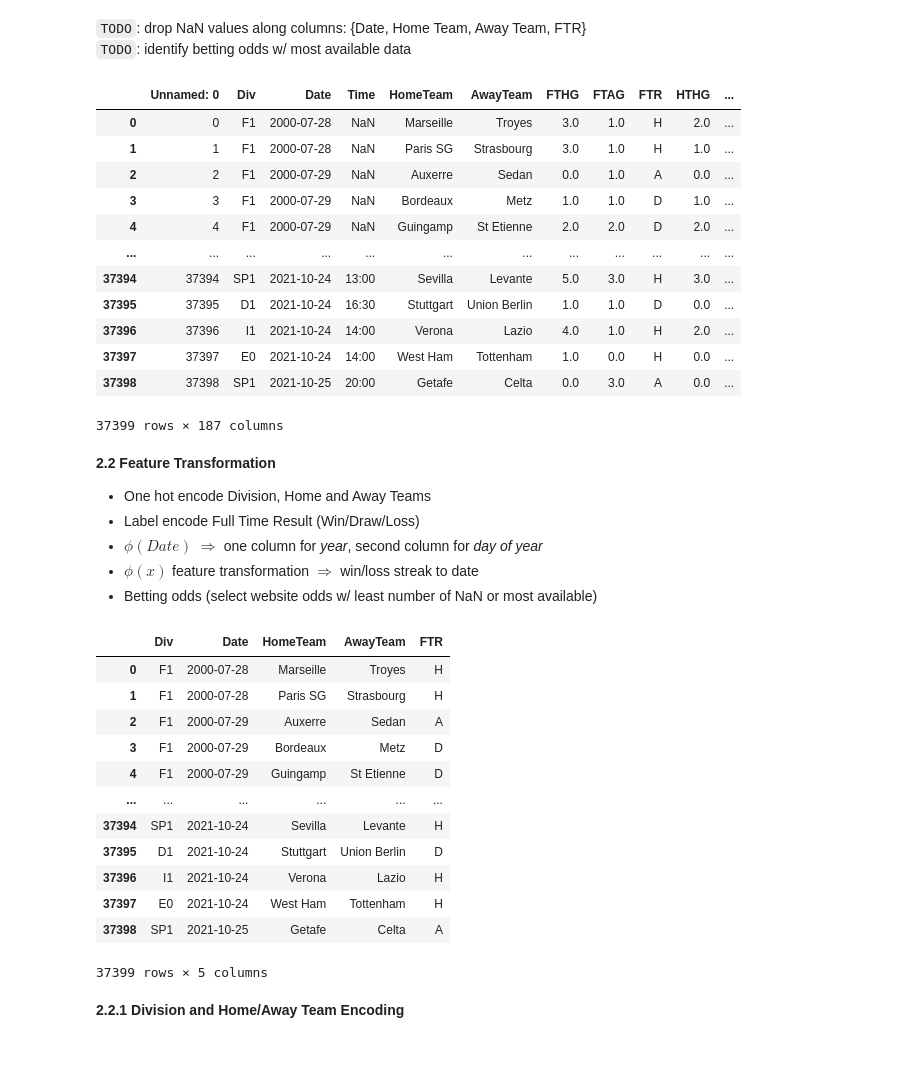
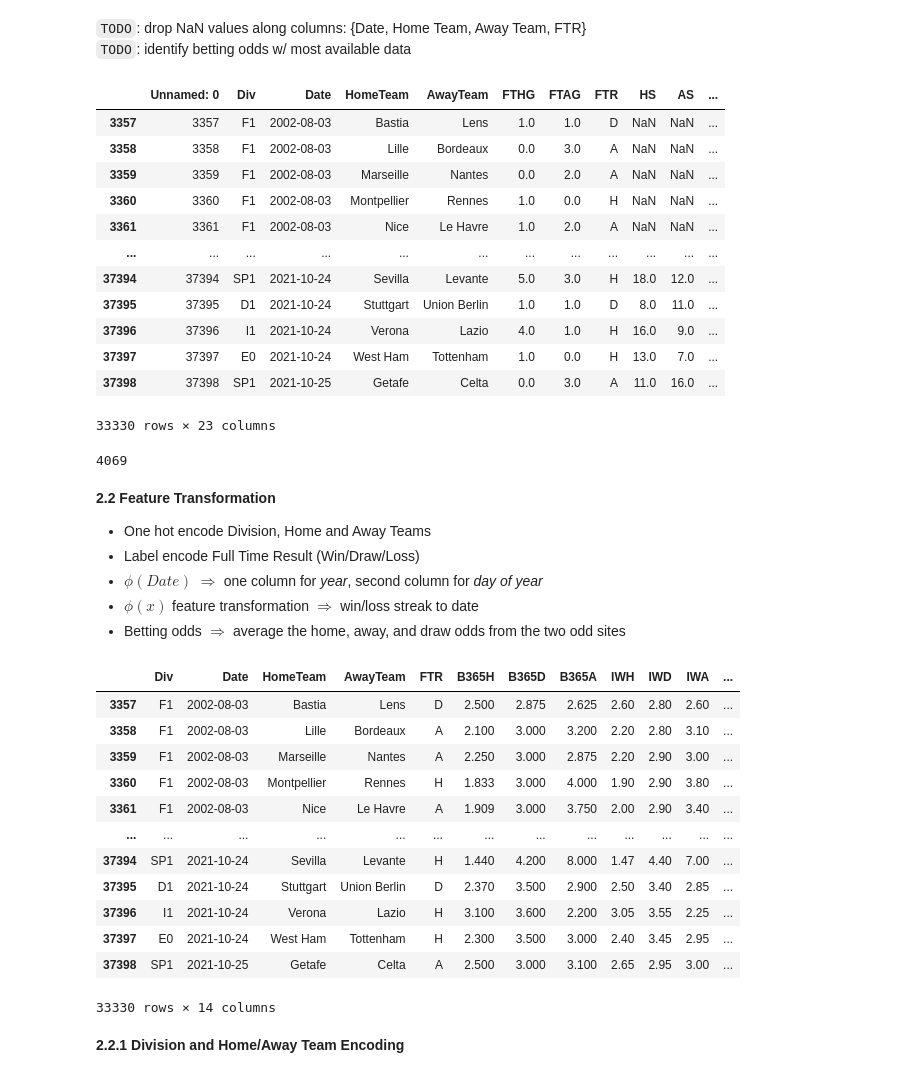
Before and after one commit to gefei456/orie4741-fp, a Jupyter notebook: logistic-regression.ipynb, the cells around one changed output. Saved outputs shown, nothing was run; the diff lists cells and outputs as text; code cells hidden in the pictures.

```diff
--- a/logistic-regression.ipynb
+++ b/logistic-regression.ipynb
@@ -5,6 +5,6 @@ import numpy as np
 # %% [markdown]
 ## 0. DataFrame
 # %%
-football_df = pd.read_csv('all_data.csv', low_memory = False)
+football_df = pd.read_csv('all_data_with_elo.csv', low_memory = False)
 football_df
 # %% [output]
@@ -95,31 +84,38 @@ football_df.isnull().any(axis = 0).sum()
 # %% [markdown]
 `TODO`: drop NaN values along columns: {Date, Home Team, Away Team, FTR} <br>
 `TODO`: identify betting odds w/ most available data
+# %%
+nan_mask = ['Div', 'Date', 'HomeTeam', 'AwayTeam', 'FTR', 'B365H', 'B365D', 'B365A', 'IWH', 'IWD', 'IWA', 'WHH', 'WHD', 'WHA']
 # %%
 #football_df.FTR.replace('nan', np.nan, inplace=True)
-nan_football_df = football_df.dropna(subset = ['Div', 'Date', 'HomeTeam', 'AwayTeam', 'FTR'])
+nan_football_df = football_df.dropna(subset = nan_mask)
 nan_football_df
 # %% [output]
-|  | Unnamed: 0 | Div | Date | Time | HomeTeam | AwayTeam | FTHG | FTAG | FTR | HTHG | ... |
-| 0 | 0 | F1 | 2000-07-28 | NaN | Marseille | Troyes | 3.0 | 1.0 | H | 2.0 | ... |
-| 1 | 1 | F1 | 2000-07-28 | NaN | Paris SG | Strasbourg | 3.0 | 1.0 | H | 1.0 | ... |
-| 2 | 2 | F1 | 2000-07-29 | NaN | Auxerre | Sedan | 0.0 | 1.0 | A | 0.0 | ... |
-| 3 | 3 | F1 | 2000-07-29 | NaN | Bordeaux | Metz | 1.0 | 1.0 | D | 1.0 | ... |
-| 4 | 4 | F1 | 2000-07-29 | NaN | Guingamp | St Etienne | 2.0 | 2.0 | D | 2.0 | ... |
+|  | Unnamed: 0 | Div | Date | HomeTeam | AwayTeam | FTHG | FTAG | FTR | HS | AS | ... |
+| 3357 | 3357 | F1 | 2002-08-03 | Bastia | Lens | 1.0 | 1.0 | D | NaN | NaN | ... |
+| 3358 | 3358 | F1 | 2002-08-03 | Lille | Bordeaux | 0.0 | 3.0 | A | NaN | NaN | ... |
+| 3359 | 3359 | F1 | 2002-08-03 | Marseille | Nantes | 0.0 | 2.0 | A | NaN | NaN | ... |
+| 3360 | 3360 | F1 | 2002-08-03 | Montpellier | Rennes | 1.0 | 0.0 | H | NaN | NaN | ... |
+| 3361 | 3361 | F1 | 2002-08-03 | Nice | Le Havre | 1.0 | 2.0 | A | NaN | NaN | ... |
 | ... | ... | ... | ... | ... | ... | ... | ... | ... | ... | ... | ... |
-| 37394 | 37394 | SP1 | 2021-10-24 | 13:00 | Sevilla | Levante | 5.0 | 3.0 | H | 3.0 | ... |
-| 37395 | 37395 | D1 | 2021-10-24 | 16:30 | Stuttgart | Union Berlin | 1.0 | 1.0 | D | 0.0 | ... |
-| 37396 | 37396 | I1 | 2021-10-24 | 14:00 | Verona | Lazio | 4.0 | 1.0 | H | 2.0 | ... |
-| 37397 | 37397 | E0 | 2021-10-24 | 14:00 | West Ham | Tottenham | 1.0 | 0.0 | H | 0.0 | ... |
-| 37398 | 37398 | SP1 | 2021-10-25 | 20:00 | Getafe | Celta | 0.0 | 3.0 | A | 0.0 | ... |
+| 37394 | 37394 | SP1 | 2021-10-24 | Sevilla | Levante | 5.0 | 3.0 | H | 18.0 | 12.0 | ... |
+| 37395 | 37395 | D1 | 2021-10-24 | Stuttgart | Union Berlin | 1.0 | 1.0 | D | 8.0 | 11.0 | ... |
+| 37396 | 37396 | I1 | 2021-10-24 | Verona | Lazio | 4.0 | 1.0 | H | 16.0 | 9.0 | ... |
+| 37397 | 37397 | E0 | 2021-10-24 | West Ham | Tottenham | 1.0 | 0.0 | H | 13.0 | 7.0 | ... |
+| 37398 | 37398 | SP1 | 2021-10-25 | Getafe | Celta | 0.0 | 3.0 | A | 11.0 | 16.0 | ... |
-37399 rows × 187 columns
+33330 rows × 23 columns
+# %%
+# resize shape
+football_df.shape[0] - nan_football_df.shape[0]
+# %% [output]
+4069
 # %% [markdown]
 **2.2 Feature Transformation** <br>
 * One hot encode Division, Home and Away Teams
 * Label encode Full Time Result (Win/Draw/Loss)
 * $\phi(Date)$ $\Rightarrow$ one column for *year*, second column for *day of year*
 * $\phi(x)$ feature transformation $\Rightarrow$ win/loss streak to date
-* Betting odds (select website odds w/ least number of NaN or most available)
+* Betting odds $\Rightarrow$ average the home, away, and draw odds from the two odd sites
 # %%
 from sklearn.preprocessing import OneHotEncoder
 from sklearn.preprocessing import LabelEncoder
@@ -126,20 +124,20 @@ from sklearn.preprocessing import LabelEncoder
 # %%
-learning_df = nan_football_df.copy()[['Div', 'Date', 'HomeTeam', 'AwayTeam', 'FTR']]
+learning_df = nan_football_df.copy()[feats]
 learning_df
 # %% [output]
-|  | Div | Date | HomeTeam | AwayTeam | FTR |
-| 0 | F1 | 2000-07-28 | Marseille | Troyes | H |
-| 1 | F1 | 2000-07-28 | Paris SG | Strasbourg | H |
-| 2 | F1 | 2000-07-29 | Auxerre | Sedan | A |
-| 3 | F1 | 2000-07-29 | Bordeaux | Metz | D |
-| 4 | F1 | 2000-07-29 | Guingamp | St Etienne | D |
-| ... | ... | ... | ... | ... | ... |
-| 37394 | SP1 | 2021-10-24 | Sevilla | Levante | H |
-| 37395 | D1 | 2021-10-24 | Stuttgart | Union Berlin | D |
-| 37396 | I1 | 2021-10-24 | Verona | Lazio | H |
-| 37397 | E0 | 2021-10-24 | West Ham | Tottenham | H |
-| 37398 | SP1 | 2021-10-25 | Getafe | Celta | A |
+|  | Div | Date | HomeTeam | AwayTeam | FTR | B365H | B365D | B365A | IWH | IWD | IWA | ... |
+| 3357 | F1 | 2002-08-03 | Bastia | Lens | D | 2.500 | 2.875 | 2.625 | 2.60 | 2.80 | 2.60 | ... |
+| 3358 | F1 | 2002-08-03 | Lille | Bordeaux | A | 2.100 | 3.000 | 3.200 | 2.20 | 2.80 | 3.10 | ... |
+| 3359 | F1 | 2002-08-03 | Marseille | Nantes | A | 2.250 | 3.000 | 2.875 | 2.20 | 2.90 | 3.00 | ... |
+| 3360 | F1 | 2002-08-03 | Montpellier | Rennes | H | 1.833 | 3.000 | 4.000 | 1.90 | 2.90 | 3.80 | ... |
+| 3361 | F1 | 2002-08-03 | Nice | Le Havre | A | 1.909 | 3.000 | 3.750 | 2.00 | 2.90 | 3.40 | ... |
+| ... | ... | ... | ... | ... | ... | ... | ... | ... | ... | ... | ... | ... |
+| 37394 | SP1 | 2021-10-24 | Sevilla | Levante | H | 1.440 | 4.200 | 8.000 | 1.47 | 4.40 | 7.00 | ... |
+| 37395 | D1 | 2021-10-24 | Stuttgart | Union Berlin | D | 2.370 | 3.500 | 2.900 | 2.50 | 3.40 | 2.85 | ... |
+| 37396 | I1 | 2021-10-24 | Verona | Lazio | H | 3.100 | 3.600 | 2.200 | 3.05 | 3.55 | 2.25 | ... |
+| 37397 | E0 | 2021-10-24 | West Ham | Tottenham | H | 2.300 | 3.500 | 3.000 | 2.40 | 3.45 | 2.95 | ... |
+| 37398 | SP1 | 2021-10-25 | Getafe | Celta | A | 2.500 | 3.000 | 3.100 | 2.65 | 2.95 | 3.00 | ... |
-37399 rows × 5 columns
+33330 rows × 14 columns
 # %% [markdown]
 **2.2.1 Division and Home/Away Team Encoding**
 # %%
```
Also changed, not shown: parts of 19 cells of this notebook.
